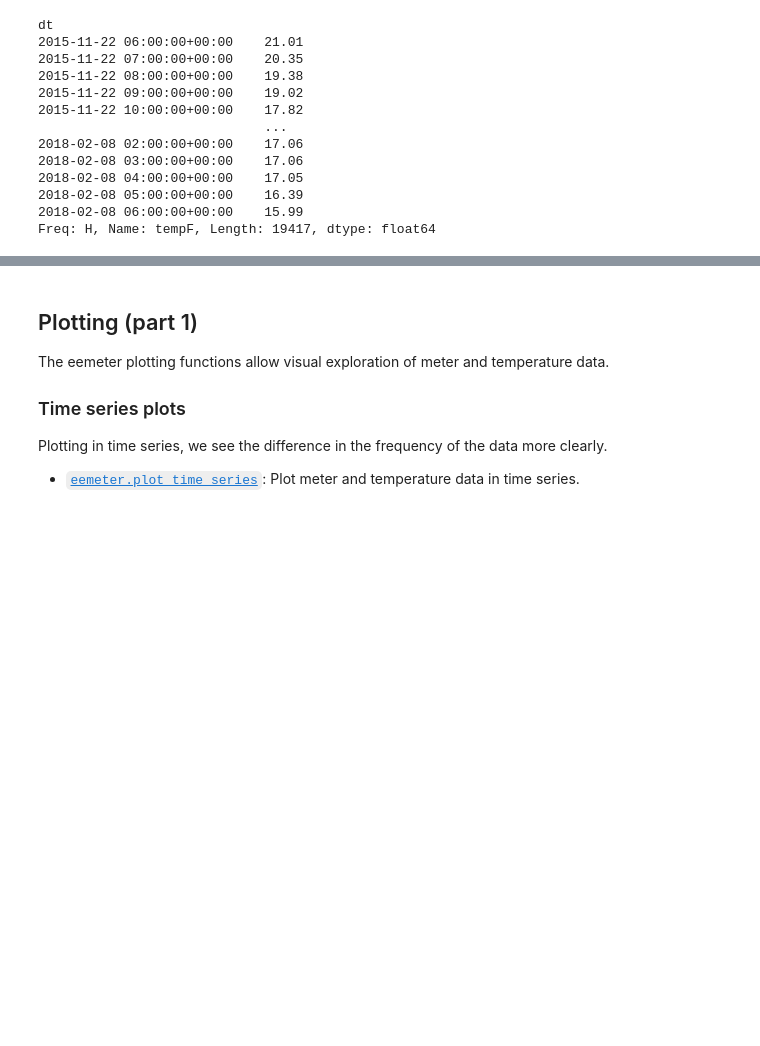
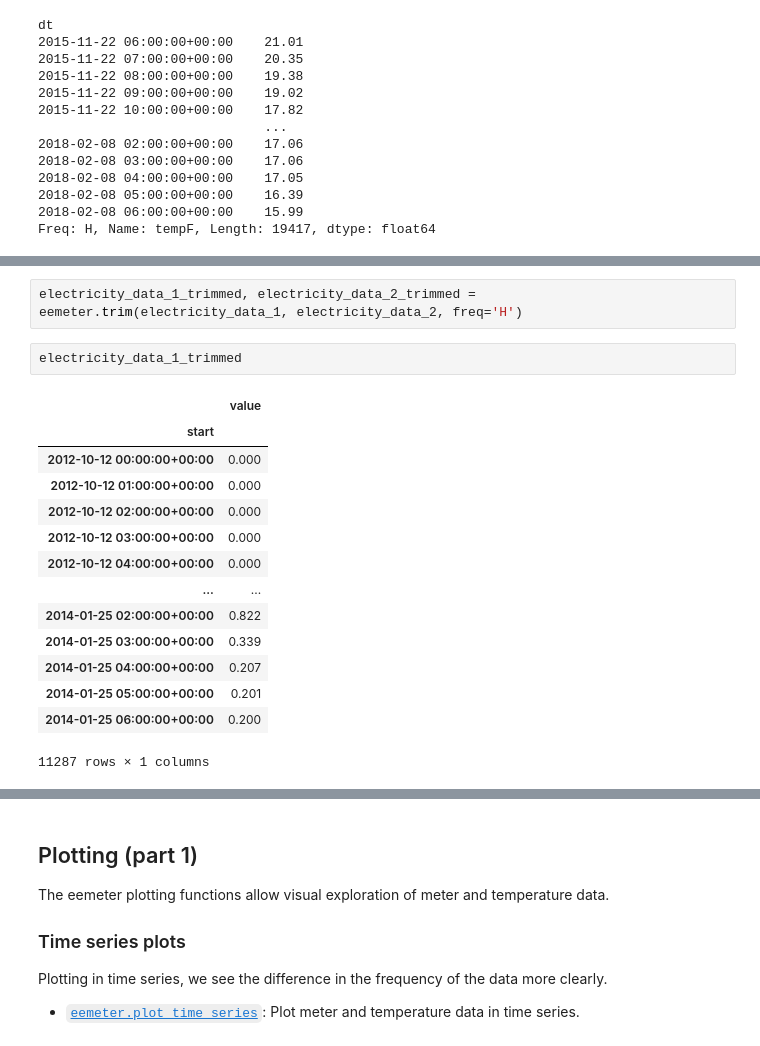
Before and after one commit to jfenna/eemeter-intl, a Jupyter notebook: scripts/tutorial.ipynb, the cells around one changed output, grey strips where cells are left out. Saved outputs shown, nothing was run; the diff lists cells and outputs as text; blank space fills up the shorter version.

Commit message:
Adding description and demonstration of 'trim' to tutorial.

```diff
--- a/scripts/tutorial.ipynb
+++ b/scripts/tutorial.ipynb
@@ -341,0 +383,19 @@ Freq: H, Name: tempF, Length: 19417, dtype: float64
+# %%
+electricity_data_1_trimmed, electricity_data_2_trimmed = eemeter.trim(electricity_data_1, electricity_data_2, freq='H')
+# %%
+electricity_data_1_trimmed
+# %% [output]
+|  | value |
+| start |  |
+| 2012-10-12 00:00:00+00:00 | 0.000 |
+| 2012-10-12 01:00:00+00:00 | 0.000 |
+| 2012-10-12 02:00:00+00:00 | 0.000 |
+| 2012-10-12 03:00:00+00:00 | 0.000 |
+| 2012-10-12 04:00:00+00:00 | 0.000 |
+| ... | ... |
+| 2014-01-25 02:00:00+00:00 | 0.822 |
+| 2014-01-25 03:00:00+00:00 | 0.339 |
+| 2014-01-25 04:00:00+00:00 | 0.207 |
+| 2014-01-25 05:00:00+00:00 | 0.201 |
+| 2014-01-25 06:00:00+00:00 | 0.200 |
+11287 rows × 1 columns
```
Also changed, not shown: parts of 21 cells of this notebook, 1 other file.
